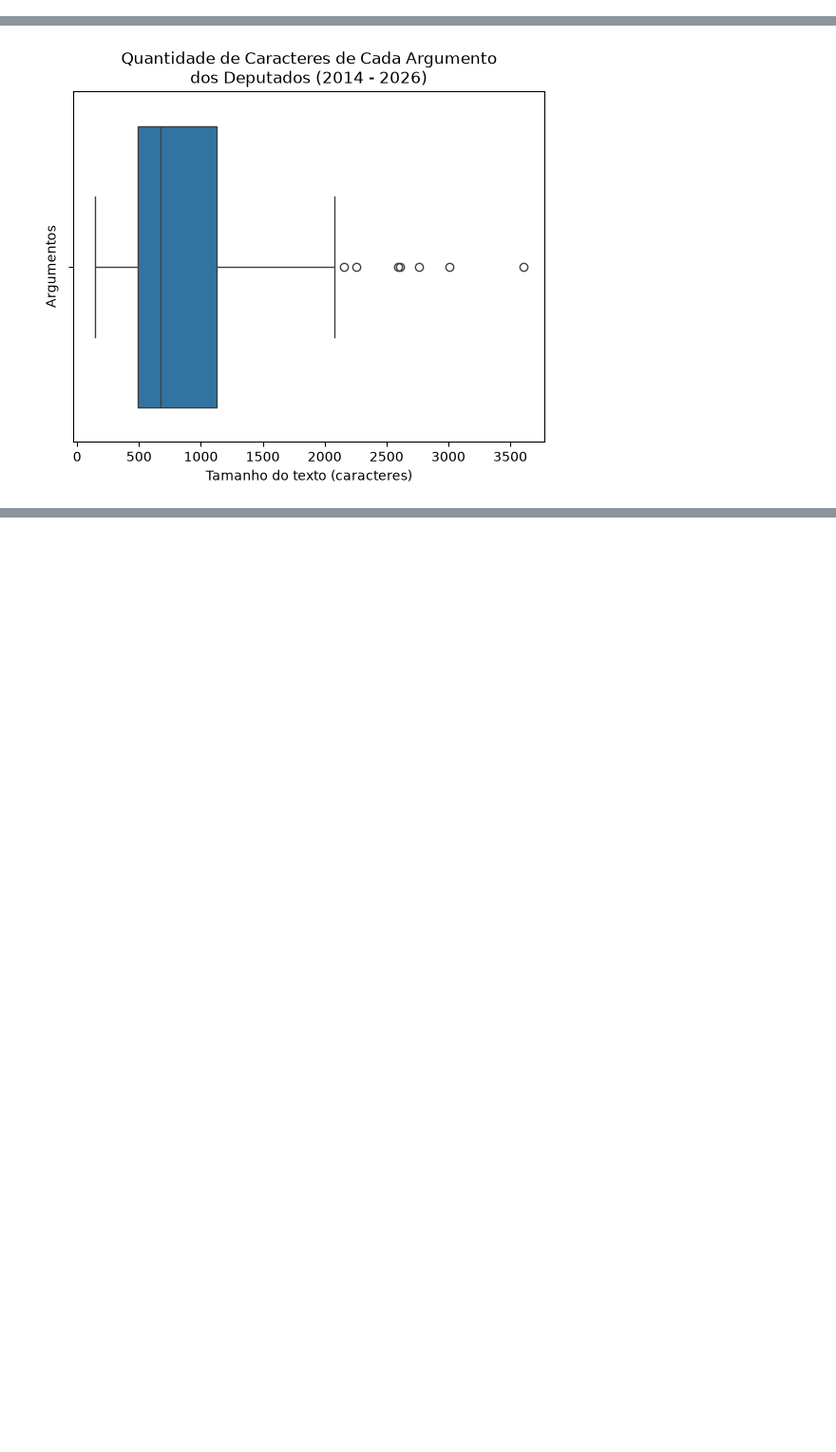
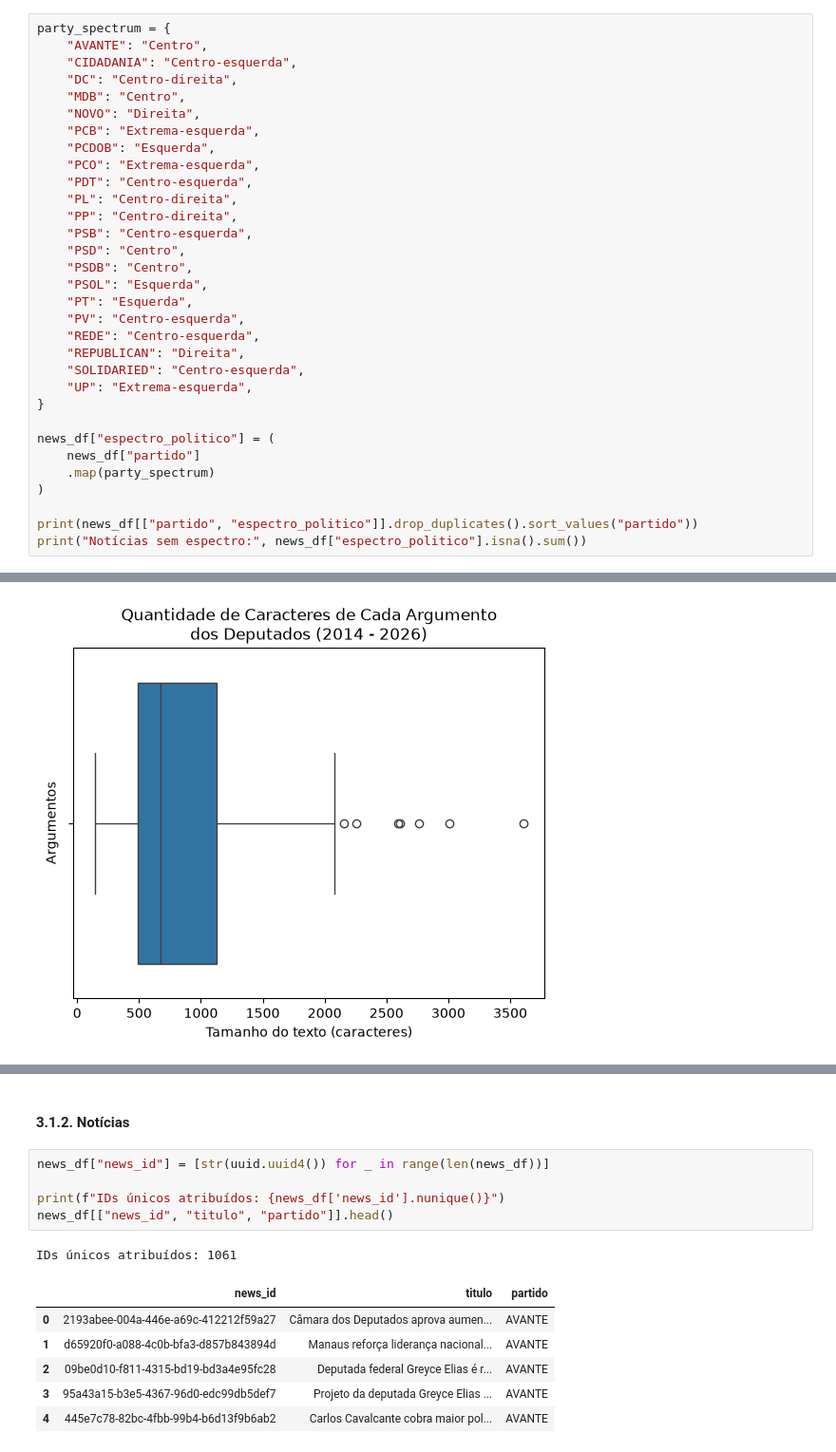
Before and after one commit to JPedroRodrigues/political-guidance-through-discourse, a Jupyter notebook: political-guidance-through-discourse.ipynb, the cells around one changed output, grey strips where cells are left out. Shown at 95% size. Drawn from its saved outputs; the diff is of its cells as text; blank space fills up the shorter version.

```diff
--- a/political-guidance-through-discourse.ipynb
+++ b/political-guidance-through-discourse.ipynb
@@ -113,0 +184,32 @@ discourse_df["argument"][0]
+# %%
+party_spectrum = {
+    "AVANTE": "Centro",
+    "CIDADANIA": "Centro-esquerda",
+    "DC": "Centro-direita",
+    "MDB": "Centro",
+    "NOVO": "Direita",
+    "PCB": "Extrema-esquerda",
+    "PCDOB": "Esquerda",
+    "PCO": "Extrema-esquerda",
+    "PDT": "Centro-esquerda",
+    "PL": "Centro-direita",
+    "PP": "Centro-direita",
+    "PSB": "Centro-esquerda",
+    "PSD": "Centro",
+    "PSDB": "Centro",
+    "PSOL": "Esquerda",
+    "PT": "Esquerda",
+    "PV": "Centro-esquerda",
+    "REDE": "Centro-esquerda",
+    "REPUBLICAN": "Direita",
+    "SOLIDARIED": "Centro-esquerda",
+    "UP": "Extrema-esquerda",
+}
+
+news_df["espectro_politico"] = (
+    news_df["partido"]
+    .map(party_spectrum)
+)
+
+print(news_df[["partido", "espectro_politico"]].drop_duplicates().sort_values("partido"))
+print("Notícias sem espectro:", news_df["espectro_politico"].isna().sum())
@@ -281,0 +510,15 @@ Name: count, dtype: int64
+# %% [markdown]
+#### 3.1.2. Notícias
+# %%
+news_df["news_id"] = [str(uuid.uuid4()) for _ in range(len(news_df))]
+
+print(f"IDs únicos atribuídos: {news_df['news_id'].nunique()}")
+news_df[["news_id", "titulo", "partido"]].head()
+# %% [output]
+IDs únicos atribuídos: 1061
+|  | news_id | titulo | partido |
+| 0 | 2193abee-004a-446e-a69c-412212f59a27 | Câmara dos Deputados aprova aumen... | AVANTE |
+| 1 | d65920f0-a088-4c0b-bfa3-d857b843894d | Manaus reforça liderança nacional... | AVANTE |
+| 2 | 09be0d10-f811-4315-bd19-bd3a4e95fc28 | Deputada federal Greyce Elias é r... | AVANTE |
+| 3 | 95a43a15-b3e5-4367-96d0-edc99db5def7 | Projeto da deputada Greyce Elias ... | AVANTE |
+| 4 | 445e7c78-82bc-4fbb-99b4-b6d13f9b6ab2 | Carlos Cavalcante cobra maior pol... | AVANTE |
```
Also changed, not shown: parts of 62 cells of this notebook, 3 other files.
